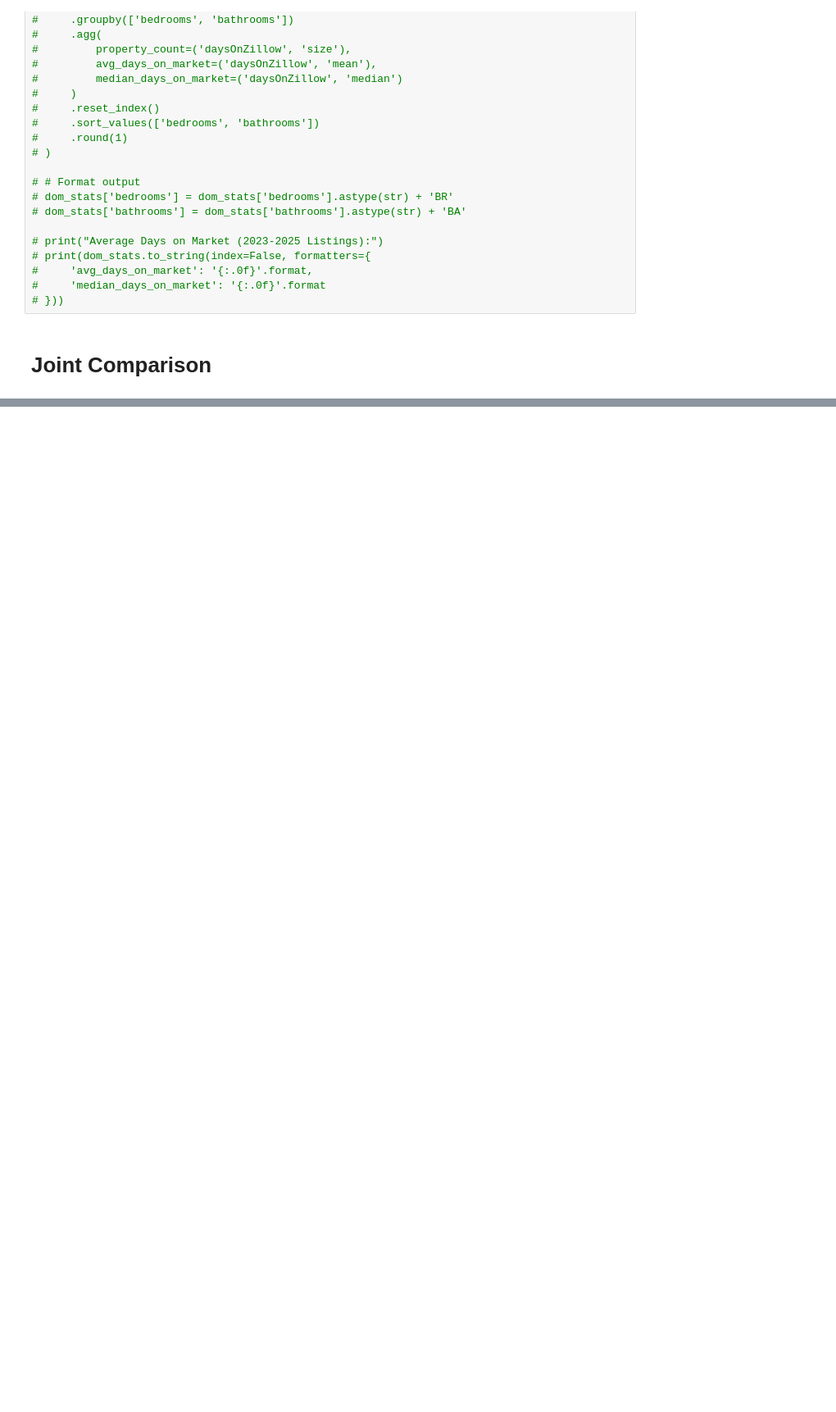
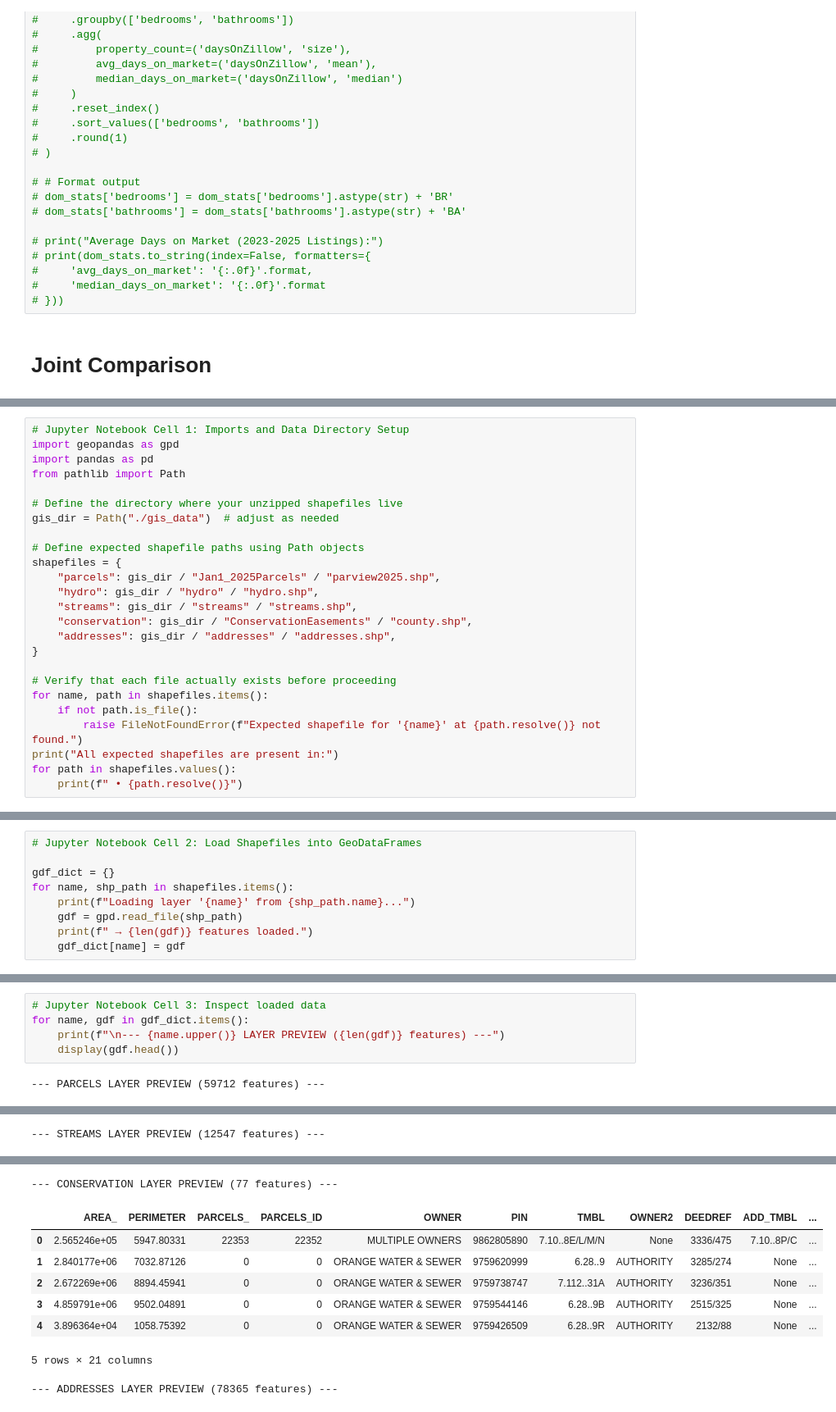
Before and after one commit to Tuckgz/BUSI_488_Capstone, a Jupyter notebook: zillow_analysis.ipynb, the cells around one changed output, grey strips where cells are left out. Shown at 82% size. Drawn from its saved outputs; the diff is of its cells as text; blank space fills up the shorter version.

```diff
--- a/zillow_analysis.ipynb
+++ b/zillow_analysis.ipynb
@@ -497,0 +773,25 @@ plt.show()
+# %%
+# Jupyter Notebook Cell 1: Imports and Data Directory Setup
+import geopandas as gpd
+import pandas as pd
+from pathlib import Path
+
+# Define the directory where your unzipped shapefiles live
+gis_dir = Path("./gis_data")  # adjust as needed
+
+# Define expected shapefile paths using Path objects
+shapefiles = {
+    "parcels": gis_dir / "Jan1_2025Parcels" / "parview2025.shp",
+    "hydro": gis_dir / "hydro" / "hydro.shp",
+    "streams": gis_dir / "streams" / "streams.shp",
+    "conservation": gis_dir / "ConservationEasements" / "county.shp",
+    "addresses": gis_dir / "addresses" / "addresses.shp",
+}
+
+# Verify that each file actually exists before proceeding
+for name, path in shapefiles.items():
+    if not path.is_file():
+        raise FileNotFoundError(f"Expected shapefile for '{name}' at {path.resolve()} not found.")
+print("All expected shapefiles are present in:")
+for path in shapefiles.values():
+    print(f" • {path.resolve()}")
@@ -497,0 +805,9 @@ plt.show()
+# %%
+# Jupyter Notebook Cell 2: Load Shapefiles into GeoDataFrames
+
+gdf_dict = {}
+for name, shp_path in shapefiles.items():
+    print(f"Loading layer '{name}' from {shp_path.name}...")
+    gdf = gpd.read_file(shp_path)
+    print(f" → {len(gdf)} features loaded.")
+    gdf_dict[name] = gdf
@@ -497,0 +825,7 @@ plt.show()
+# %%
+# Jupyter Notebook Cell 3: Inspect loaded data
+for name, gdf in gdf_dict.items():
+    print(f"\n--- {name.upper()} LAYER PREVIEW ({len(gdf)} features) ---")
+    display(gdf.head())
+# %% [output]
+--- PARCELS LAYER PREVIEW (59712 features) ---
@@ -497,0 +846 @@ plt.show()
+--- STREAMS LAYER PREVIEW (12547 features) ---
@@ -497,0 +853,9 @@ plt.show()
+--- CONSERVATION LAYER PREVIEW (77 features) ---
+|  | AREA_ | PERIMETER | PARCELS_ | PARCELS_ID | OWNER | PIN | TMBL | OWNER2 | DEEDREF | ADD_TMBL | ... |
+| 0 | 2.565246e+05 | 5947.80331 | 22353 | 22352 | MULTIPLE OWNERS | 9862805890 | 7.10..8E/L/M/N | None | 3336/475 | 7.10..8P/C | ... |
+| 1 | 2.840177e+06 | 7032.87126 | 0 | 0 | ORANGE WATER & SEWER | 9759620999 | 6.28..9 | AUTHORITY | 3285/274 | None | ... |
+| 2 | 2.672269e+06 | 8894.45941 | 0 | 0 | ORANGE WATER & SEWER | 9759738747 | 7.112..31A | AUTHORITY | 3236/351 | None | ... |
+| 3 | 4.859791e+06 | 9502.04891 | 0 | 0 | ORANGE WATER & SEWER | 9759544146 | 6.28..9B | AUTHORITY | 2515/325 | None | ... |
+| 4 | 3.896364e+04 | 1058.75392 | 0 | 0 | ORANGE WATER & SEWER | 9759426509 | 6.28..9R | AUTHORITY | 2132/88 | None | ... |
+5 rows × 21 columns
+--- ADDRESSES LAYER PREVIEW (78365 features) ---
```
Also changed, not shown: parts of 24 cells of this notebook.
